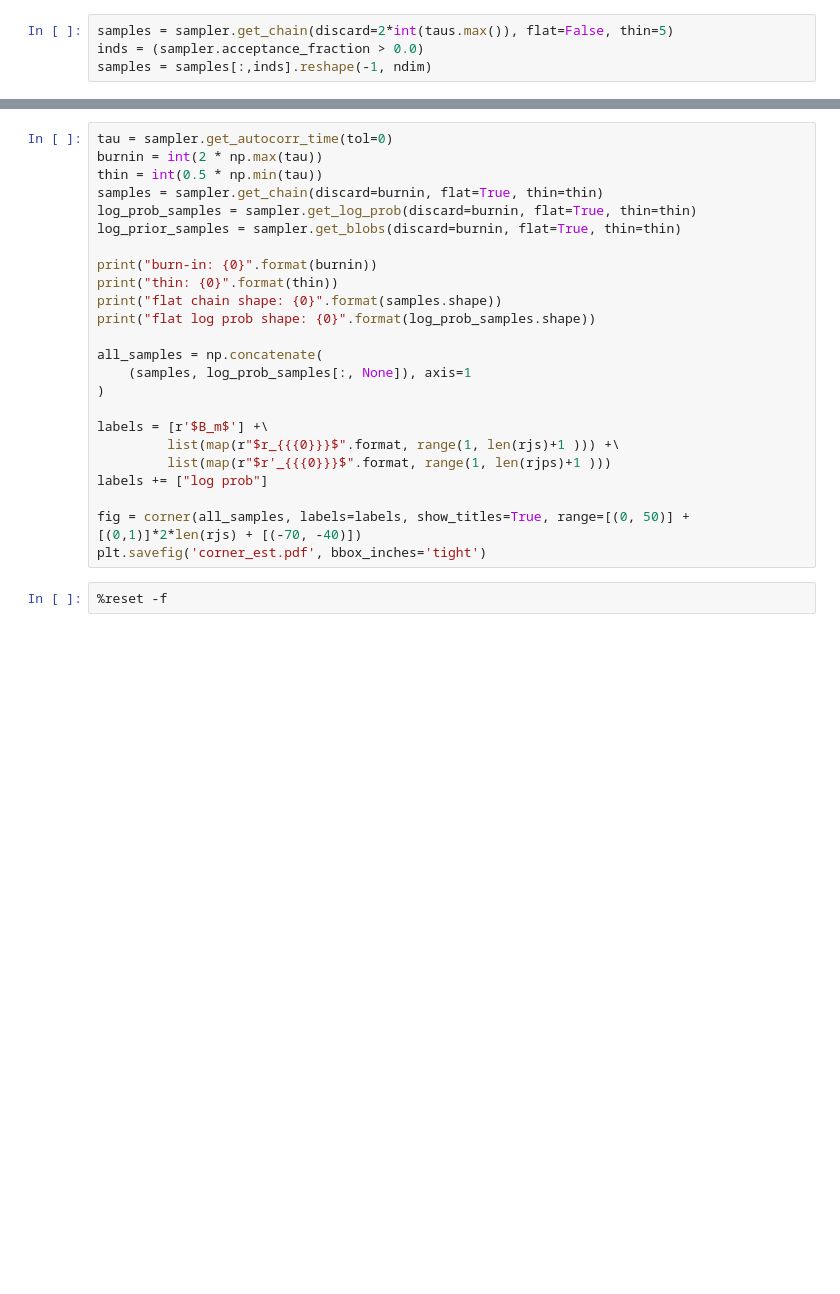
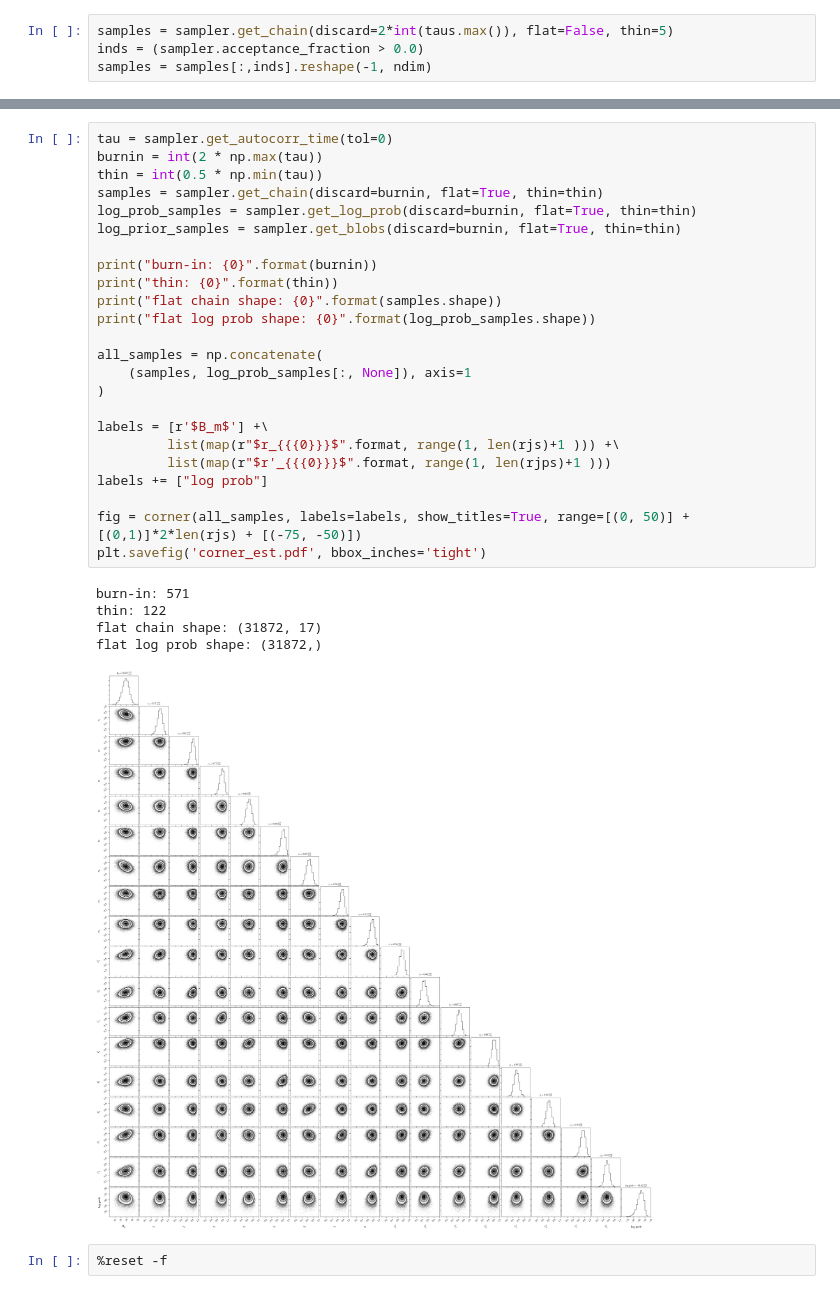
Before and after one commit to dncnwtts/merger_classification, a Jupyter notebook: classification_emcee.ipynb, the cells around one changed output, grey strips where cells are left out. Drawn from its saved outputs; the diff is of its cells as text; blank space fills up the shorter version.

```diff
--- a/classification_emcee.ipynb
+++ b/classification_emcee.ipynb
@@ -277,26 +340,32 @@ fig = corner(samples[:,[0,1,9,2,10]], labels=[r'$B_m$', r'$r_1$', r"$r_1'$", r'$
 # %%
 tau = sampler.get_autocorr_time(tol=0)
 burnin = int(2 * np.max(tau))
 thin = int(0.5 * np.min(tau))
 samples = sampler.get_chain(discard=burnin, flat=True, thin=thin)
 log_prob_samples = sampler.get_log_prob(discard=burnin, flat=True, thin=thin)
 log_prior_samples = sampler.get_blobs(discard=burnin, flat=True, thin=thin)
 
 print("burn-in: {0}".format(burnin))
 print("thin: {0}".format(thin))
 print("flat chain shape: {0}".format(samples.shape))
 print("flat log prob shape: {0}".format(log_prob_samples.shape))
 
 all_samples = np.concatenate(
     (samples, log_prob_samples[:, None]), axis=1
 )
 
 labels = [r'$B_m$'] +\
          list(map(r"$r_{{{0}}}$".format, range(1, len(rjs)+1 ))) +\
          list(map(r"$r'_{{{0}}}$".format, range(1, len(rjps)+1 )))
 labels += ["log prob"]
 
-fig = corner(all_samples, labels=labels, show_titles=True, range=[(0, 50)] + [(0,1)]*2*len(rjs) + [(-70, -40)])
+fig = corner(all_samples, labels=labels, show_titles=True, range=[(0, 50)] + [(0,1)]*2*len(rjs) + [(-75, -50)])
 plt.savefig('corner_est.pdf', bbox_inches='tight')
+# %% [output]
+burn-in: 571
+thin: 122
+flat chain shape: (31872, 17)
+flat log prob shape: (31872,)
+[figure, added]
 # %%
 %reset -f
```
Also changed, not shown: parts of 8 cells of this notebook.
